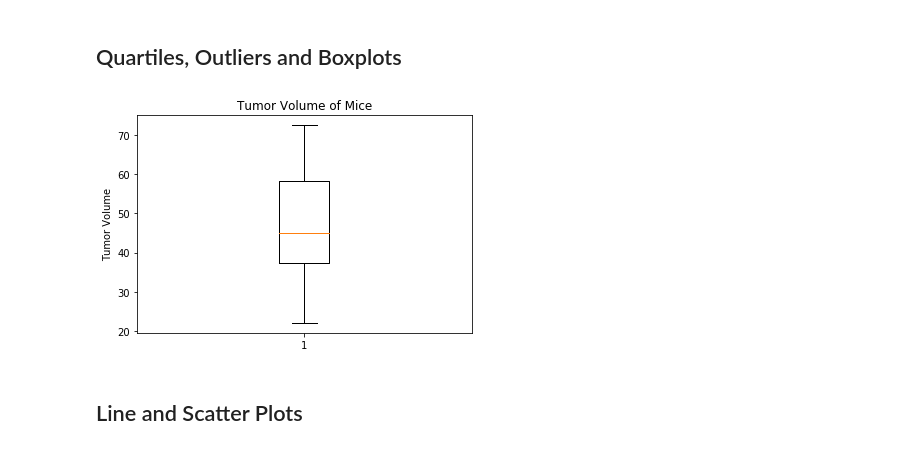
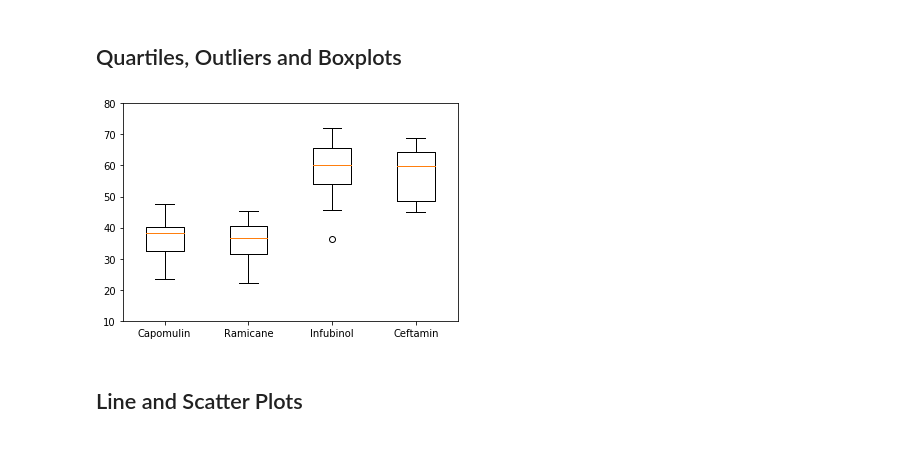
Before and after one commit to apreble21/Pymaceuticals, a Jupyter notebook: Homework-5-Matplotlib/Pymaceuticals/pymaceuticals_starter.ipynb, the cells around one changed output. Drawn from its saved outputs; the diff is of its cells as text; code cells hidden in the pictures.

```diff
--- a/Homework-5-Matplotlib/Pymaceuticals/pymaceuticals_starter.ipynb
+++ b/Homework-5-Matplotlib/Pymaceuticals/pymaceuticals_starter.ipynb
@@ -131,7 +144,7 @@ plt.show()
 ## Quartiles, Outliers and Boxplots
 # %%
 # Calculate the final tumor volume of each mouse across four of the most promising treatment regimens. Calculate the IQR and quantitatively determine if there are any potential outliers.
-top_treatment_df = pymaceuticals_df_clean.loc[(pymaceuticals_df_clean["Drug Regimen"] == "Capomulin") | (pymaceuticals_df_clean["Drug Regimen"] == "Ramicane") | (pymaceuticals_df_clean["Drug Regimen"] == "Ceftamin") | (pymaceuticals_df_clean["Drug Regimen"] == "Propriva"), :]
+top_treatment_df = pymaceuticals_df_clean.loc[(pymaceuticals_df_clean["Drug Regimen"] == "Capomulin") | (pymaceuticals_df_clean["Drug Regimen"] == "Ramicane") | (pymaceuticals_df_clean["Drug Regimen"] == "Ceftamin") | (pymaceuticals_df_clean["Drug Regimen"] == "Infubinol"), :]
 top_treatment_sorted = top_treatment_df.sort_values('Timepoint', ascending = False)
 top_treatment_last = top_treatment_sorted.drop_duplicates(subset='Mouse ID', keep='first')
 # Determine quartiles
@@ -145,14 +158,18 @@ lower_bound = lowerq - (1.5*iqr)
 upper_bound = upperq + (1.5*iqr)
 # %%
 # Generate a box plot of the final tumor volume of each mouse across four regimens of interest
-Tumor_Volume = top_treatment_last['Tumor Volume (mm3)']
-fig1, ax1 = plt.subplots()
-ax1.set_title('Tumor Volume of Mice')
-ax1.set_ylabel('Tumor Volume')
-ax1.boxplot(Tumor_Volume)
+#Create a list to use as labels and dataframe
+top_4 = ['Capomulin', 'Ramicane', 'Infubinol','Ceftamin']
+final_df = top_treatment_last.reset_index()
+tumor_lists = final_df.groupby('Drug Regimen')['Tumor Volume (mm3)'].apply(list)
+tumor_list_df = pd.DataFrame(tumor_lists)
+tumor_list_df = tumor_list_df.reindex(top_4)
+tumor_vols = [vol for vol in tumor_list_df['Tumor Volume (mm3)']]
+plt.boxplot(tumor_vols, labels=top_4)
+plt.ylim(10, 80)
 plt.show()
 # %% [output]
-[figure, old version]
+[figure, new version]
 # %% [markdown]
 ## Line and Scatter Plots
 # %%
```
Also changed, not shown: parts of 7 cells of this notebook, 2 other files.
